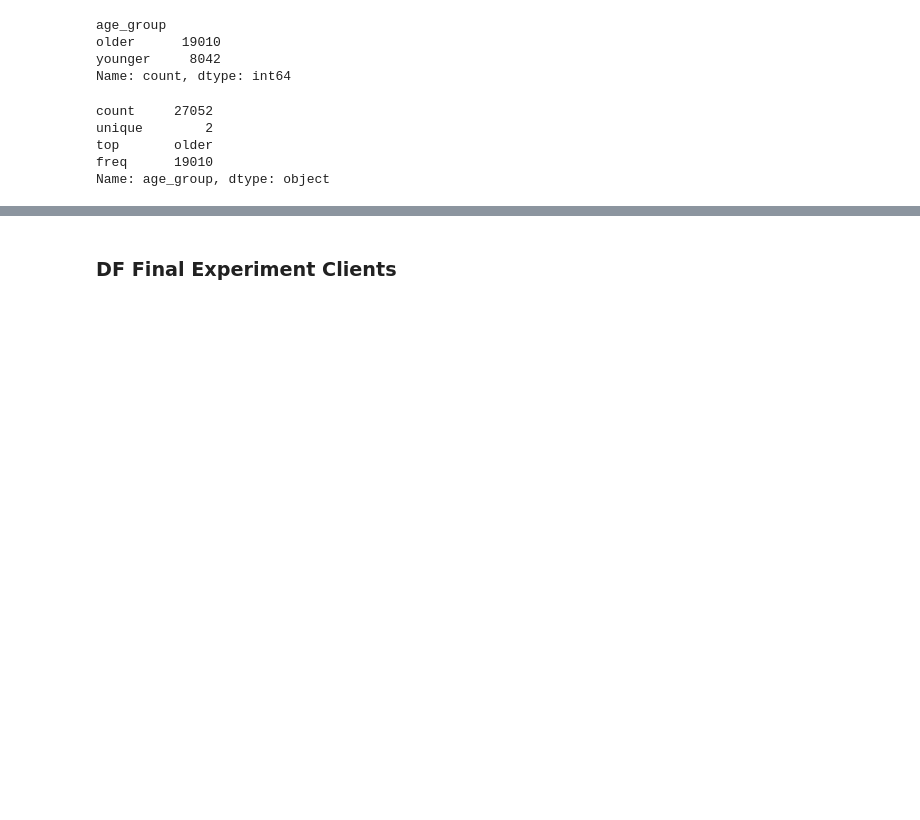
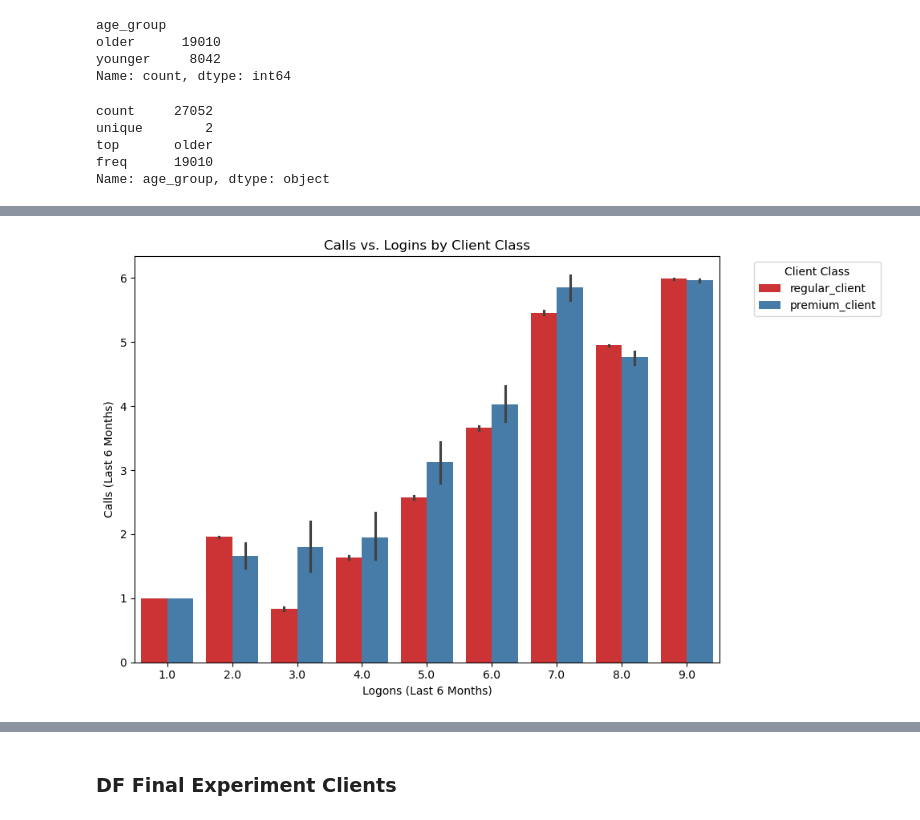
Before and after one commit to JorgeMMLRodrigues/vanguard_project, a Jupyter notebook: Main.ipynb, the cells around one changed output, grey strips where cells are left out. Cells and saved outputs as stored; diff of their text form; code cells hidden in the pictures; blank space fills up the shorter version.

```diff
--- a/Main.ipynb
+++ b/Main.ipynb
@@ -302,0 +341,4 @@ We dont know if people are calling or logging first.
+# %%
+df_class_client = df_client_demo_eda_day1.copy()
+# %%
+df_class_client['client_class'] = df_class_client['bal'].apply(lambda x: 'premium_client' if x >= 1000000 else 'regular_client')
@@ -302,0 +354,18 @@ We dont know if people are calling or logging first.
+# %%
+plt.figure(figsize=(10, 6))
+sns.barplot(
+    data=df_class_client,
+    x='logons_6_mnth',
+    y='calls_6_mnth',
+    hue='client_class',
+    palette='Set1'
+)
+
+plt.title('Calls vs. Logins by Client Class')
+plt.xlabel('Logons (Last 6 Months)')
+plt.ylabel('Calls (Last 6 Months)')
+plt.legend(title='Client Class', bbox_to_anchor=(1.05, 1), loc='upper left')
+plt.tight_layout()
+plt.show()
+# %% [output]
+[figure, added]
```
Also changed, not shown: parts of 49 cells of this notebook.
